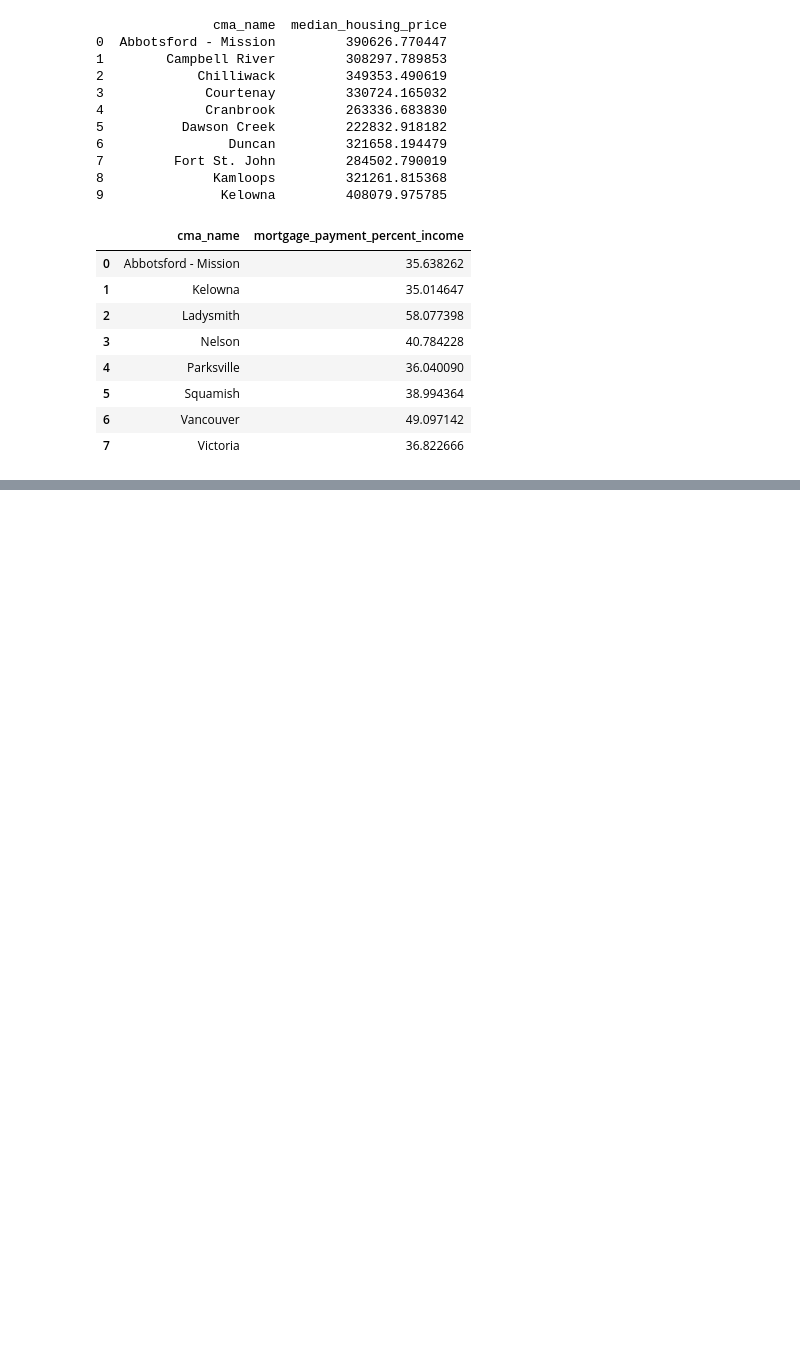
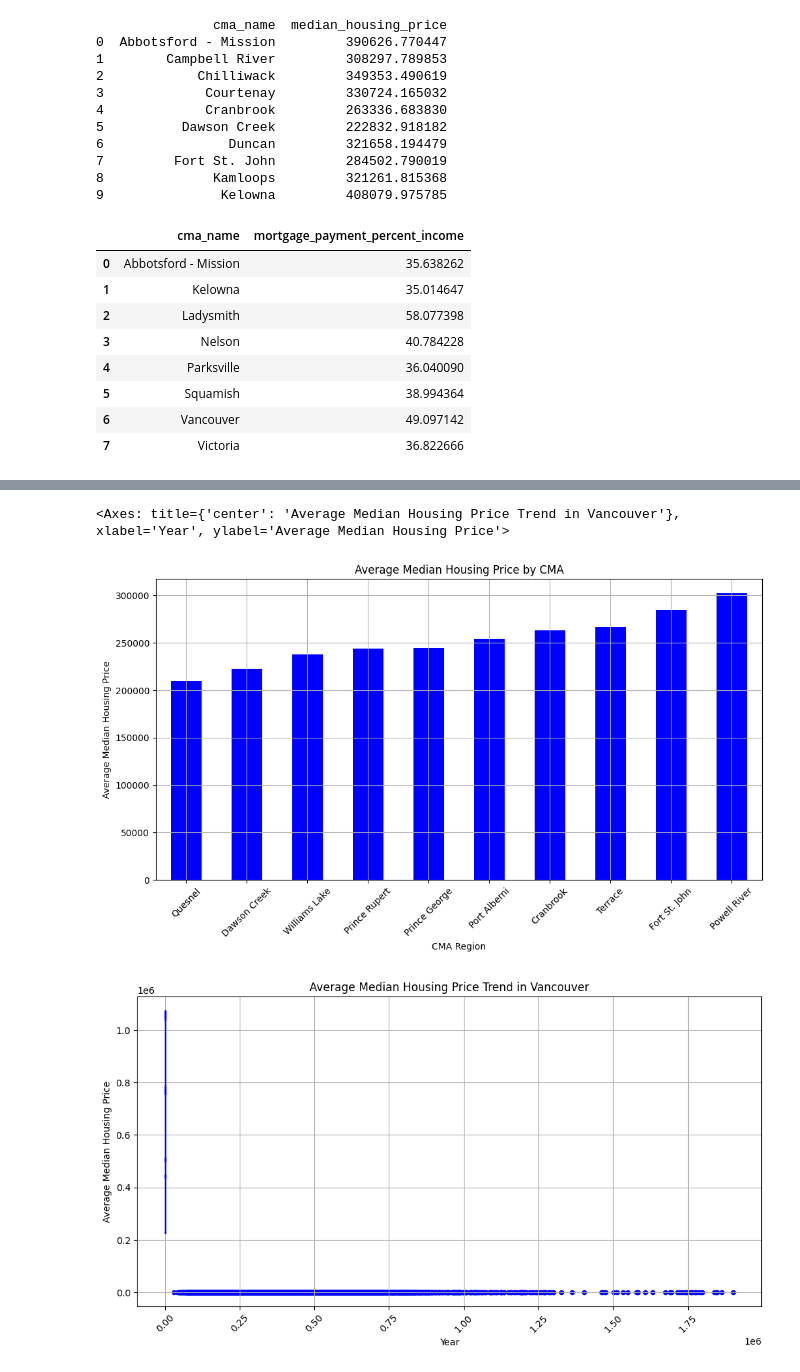
Before and after one commit to Sravanthi816/bc_housing_project, a Jupyter notebook: notebooks/01_pandas_basics.ipynb, the cells around one changed output, grey strips where cells are left out. Saved outputs shown, nothing was run; the diff lists cells and outputs as text; code cells hidden in the pictures; blank space fills up the shorter version.

```diff
--- a/notebooks/01_pandas_basics.ipynb
+++ b/notebooks/01_pandas_basics.ipynb
@@ -155,0 +215,35 @@ result
+# %%
+avg_price_df =(df.groupby("cma_name")["median_housing_price"]
+               .mean()
+               .sort_values(ascending=True).
+               head(10)
+               )
+avg_price_df.plot(kind="bar",
+                  figsize=(12,6),
+                  xlabel="CMA Region",
+                  ylabel="Average Median Housing Price",
+                  rot=45,grid=True,
+                  color="blue",
+                  title="Average Median Housing Price by CMA")
+df.plot(kind="scatter",
+        x="median_housing_price",
+        y="mortgage_payment_percent_income",
+        figsize=(12,6),
+        rot=45,grid=True,
+        color="blue",
+        title="Average Median Housing Price by CMA")
+vancouver_df = df[df["cma_name"] =="Vancouver"]
+vancouver_trend = (
+    vancouver_df.groupby("year")["median_housing_price"].mean()
+)
+vancouver_trend.plot(kind="line",
+                     figsize=(12,6),
+                     xlabel="Year",
+                     ylabel="Average Median Housing Price",
+                     rot=45,grid=True,
+                     color="blue",
+                     title="Average Median Housing Price Trend in Vancouver")
+# %% [output]
+<Axes: title={'center': 'Average Median Housing Price Trend in Vancouver'}, xlabel='Year', ylabel='Average Median Housing Price'>
+[figure, added]
+[figure, added]
```
Also changed, not shown: parts of 3 cells of this notebook.
